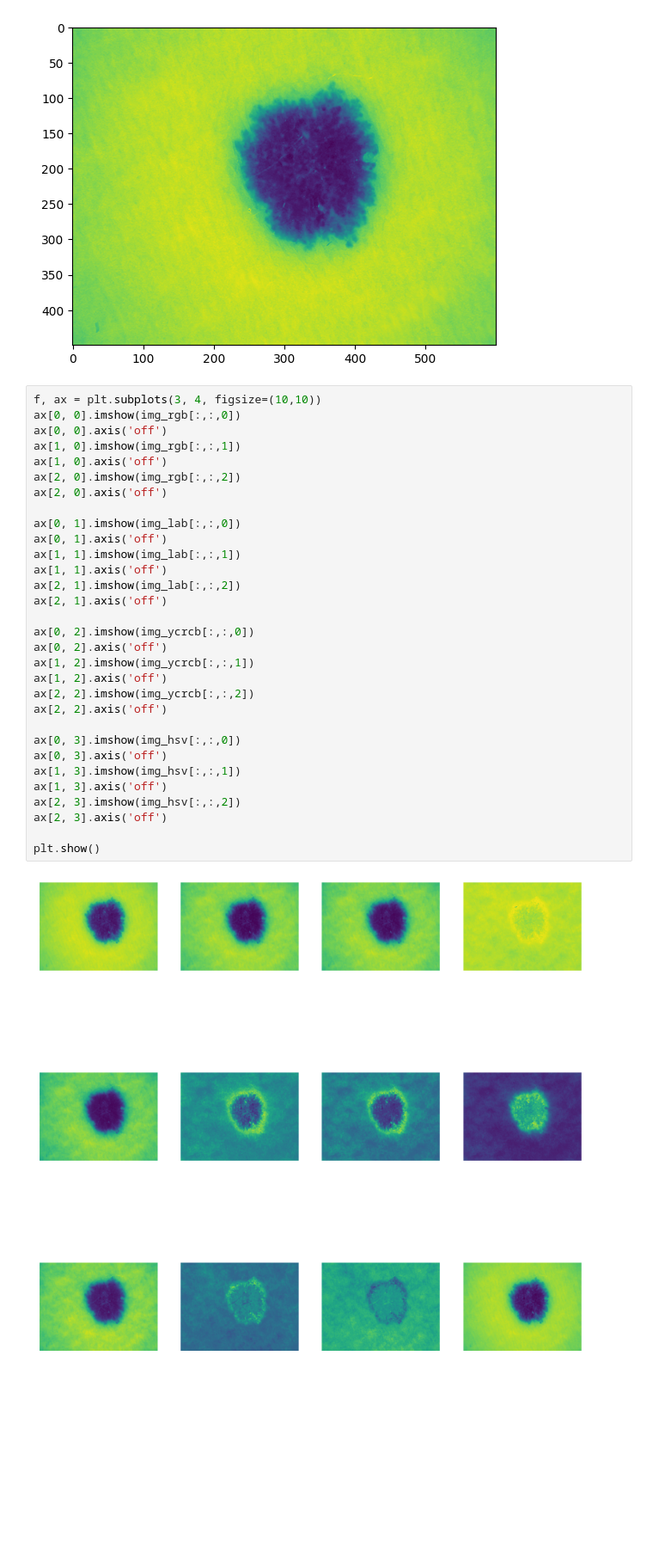
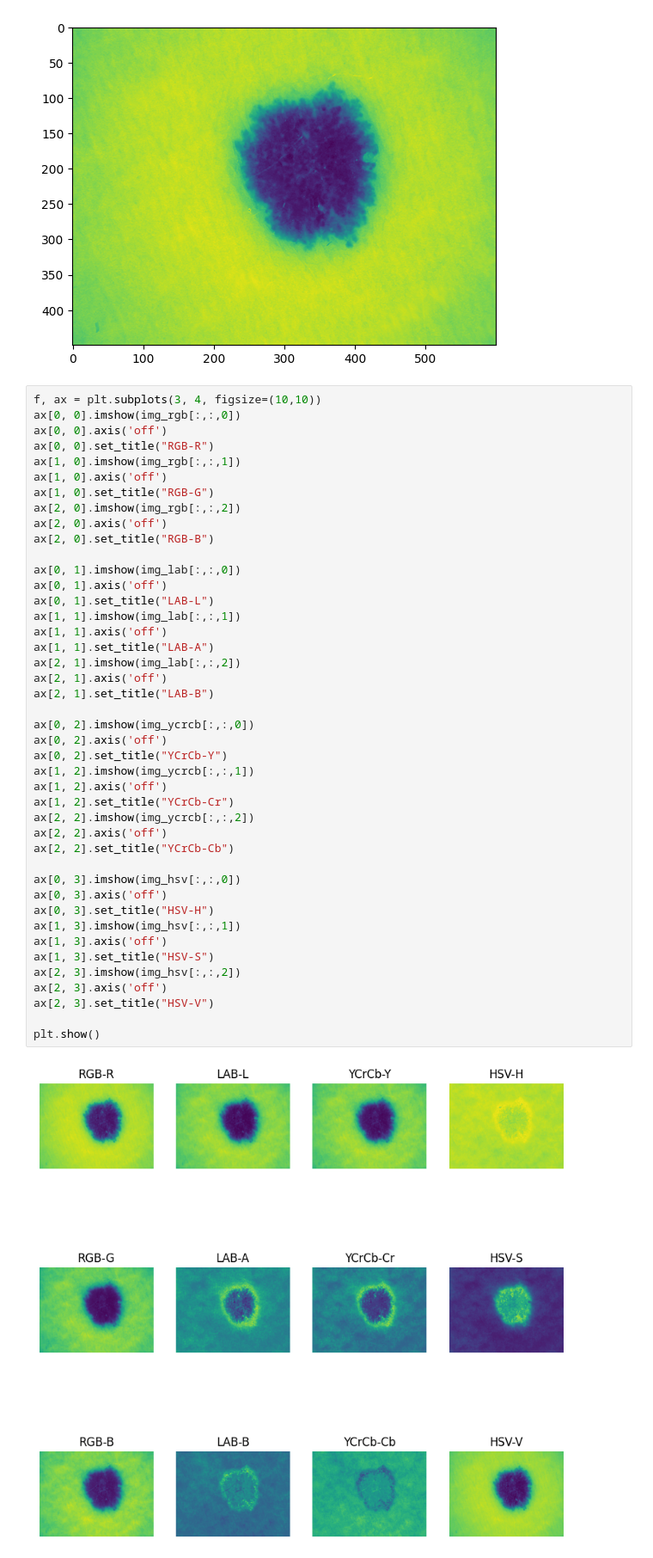
Before and after one commit to cansuyalcinn/skin-lesion-segmentation, a Jupyter notebook: new.ipynb, the cells around one changed output. Shown at 86% size. Cells and saved outputs as stored; diff of their text form; blank space fills up the shorter version.

```diff
--- a/new.ipynb
+++ b/new.ipynb
@@ -53,32 +53,44 @@ plt.imshow(img_rgb[:,:,0])
 f, ax = plt.subplots(3, 4, figsize=(10,10))
 ax[0, 0].imshow(img_rgb[:,:,0])
 ax[0, 0].axis('off')
+ax[0, 0].set_title("RGB-R")
 ax[1, 0].imshow(img_rgb[:,:,1])
 ax[1, 0].axis('off')
+ax[1, 0].set_title("RGB-G")
 ax[2, 0].imshow(img_rgb[:,:,2])
 ax[2, 0].axis('off')
+ax[2, 0].set_title("RGB-B")
 
 ax[0, 1].imshow(img_lab[:,:,0])
 ax[0, 1].axis('off')
+ax[0, 1].set_title("LAB-L")
 ax[1, 1].imshow(img_lab[:,:,1])
 ax[1, 1].axis('off')
+ax[1, 1].set_title("LAB-A")
 ax[2, 1].imshow(img_lab[:,:,2])
 ax[2, 1].axis('off')
+ax[2, 1].set_title("LAB-B")
 
 ax[0, 2].imshow(img_ycrcb[:,:,0])
 ax[0, 2].axis('off')
+ax[0, 2].set_title("YCrCb-Y")
 ax[1, 2].imshow(img_ycrcb[:,:,1])
 ax[1, 2].axis('off')
+ax[1, 2].set_title("YCrCb-Cr")
 ax[2, 2].imshow(img_ycrcb[:,:,2])
 ax[2, 2].axis('off')
+ax[2, 2].set_title("YCrCb-Cb")
 
 ax[0, 3].imshow(img_hsv[:,:,0])
 ax[0, 3].axis('off')
+ax[0, 3].set_title("HSV-H")
 ax[1, 3].imshow(img_hsv[:,:,1])
 ax[1, 3].axis('off')
+ax[1, 3].set_title("HSV-S")
 ax[2, 3].imshow(img_hsv[:,:,2])
 ax[2, 3].axis('off')
+ax[2, 3].set_title("HSV-V")
 
 plt.show()
 # %% [output]
-[figure, old version]
+[figure, new version]
```
